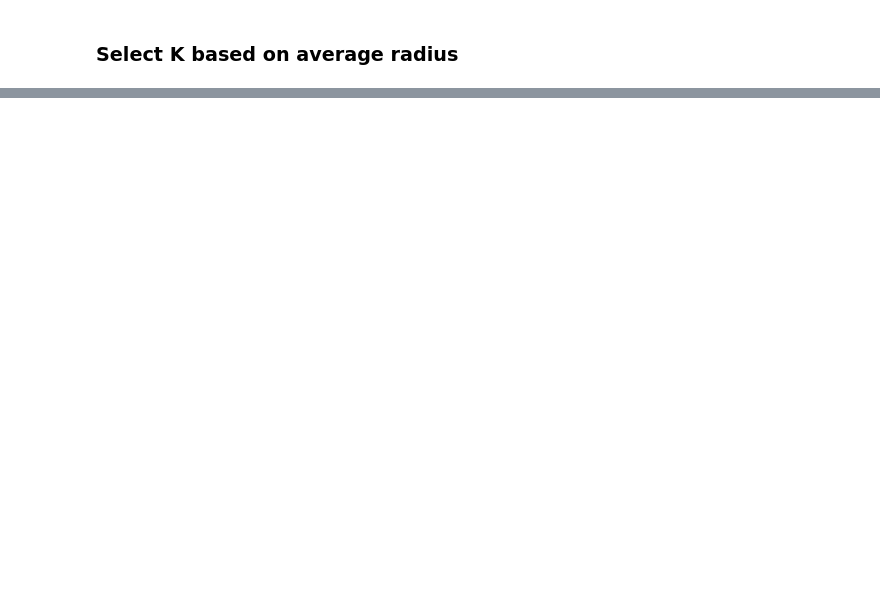
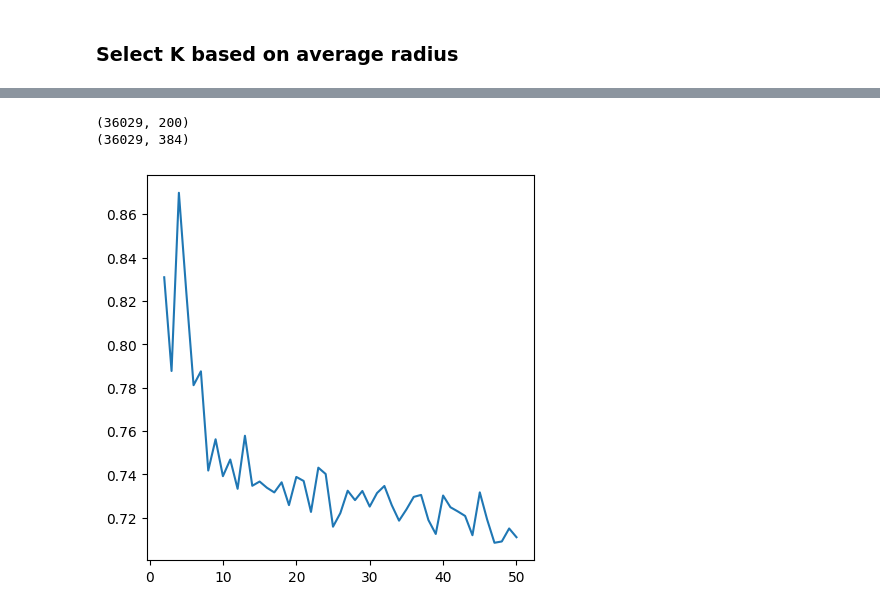
Before and after one commit to SebastianBitsch/wiki-suggest, a Jupyter notebook: text-processing/clustering.ipynb, the cells around one changed output, grey strips where cells are left out. Cells and saved outputs as stored; diff of their text form; code cells hidden in the pictures; blank space fills up the shorter version.

Commit message:
sbert etc

```diff
--- a/text-processing/clustering.ipynb
+++ b/text-processing/clustering.ipynb
@@ -60,0 +75,29 @@ scatter(points, colors=labels)
+# %%
+X_tfidf = np.loadtxt("/work3/s204163/wiki/tfidffeatures.csv", delimiter=",")
+X_sbert = np.loadtxt("/work3/s204163/wiki/sbertfeatures.csv", delimiter=",")
+
+print(X_tfidf.shape)
+print(X_sbert.shape)
+# %% [output]
+(36029, 200)
+(36029, 384)
+# %%
+K = 50
+
+from sklearn.cluster import KMeans
+
+radius_scores = []
+davies_scores = []
+
+for k in trange(2, K + 1):
+    labels, centroids = KMeans(n_clusters = k).cluster(X_tfidf)
+
+    # We return the mean of the average radius per cluster - maybe it should be a mean or something else idk
+    radius_scores.append(calculate_average_radius(X_tfidf, labels, centroids).mean())
+    davies_scores.append(davies_bouldin_score(X_tfidf, labels, centroids))
+# %%
+plt.figure(figsize=(5,5))
+plt.plot(range(2, K + 1), radius_scores)
+plt.show()
+# %% [output]
+[figure, added]
```
Also changed, not shown: parts of 15 cells of this notebook, 5 other files.
